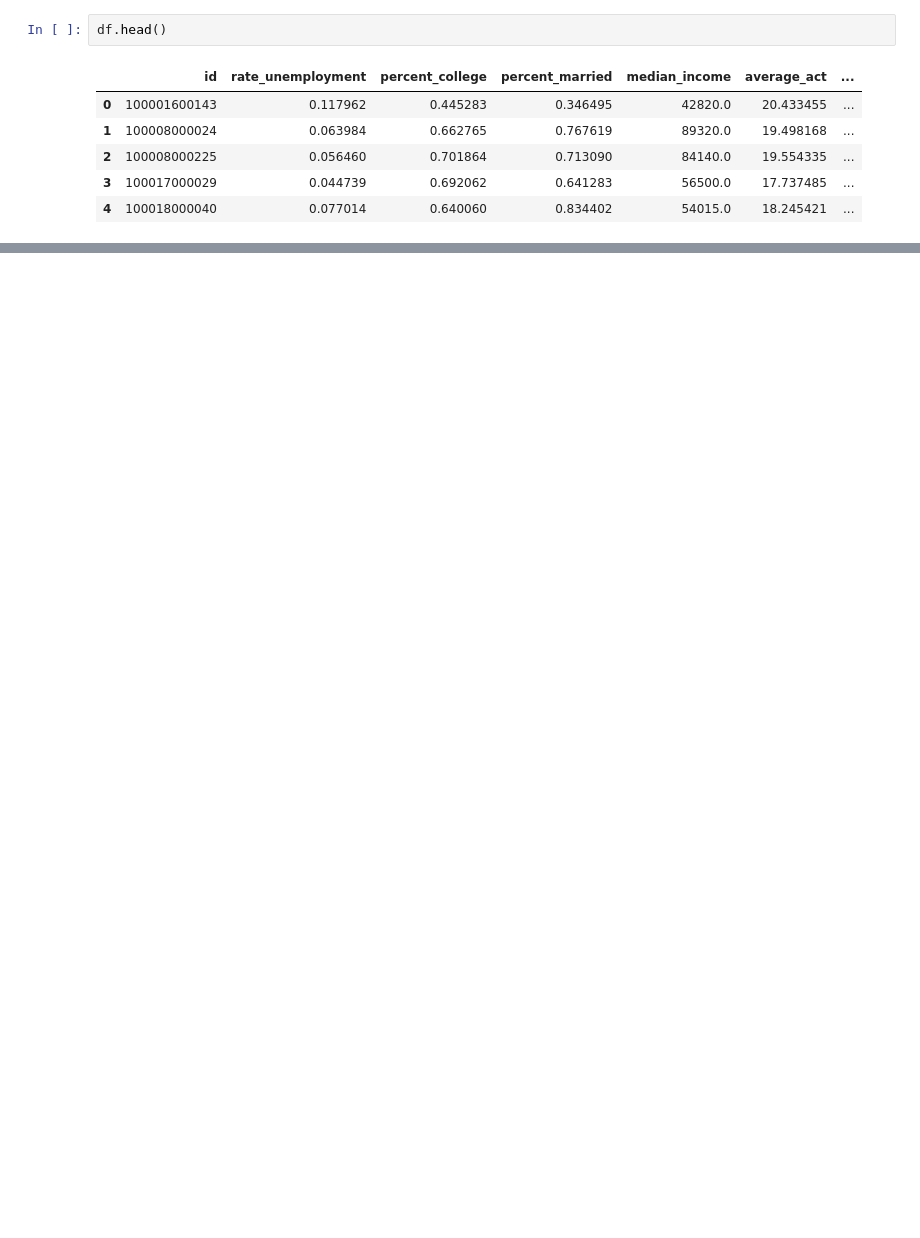
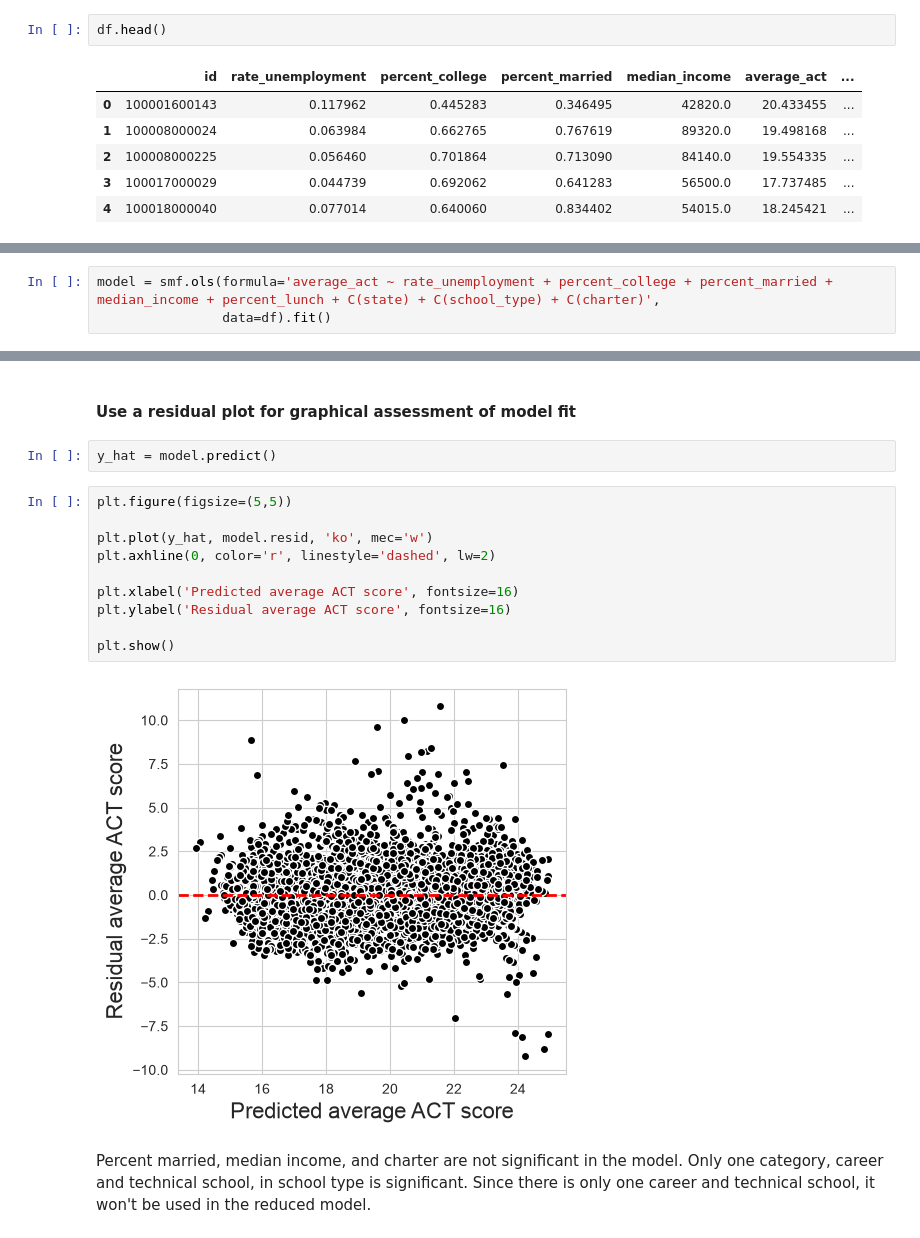
Before and after one commit to mattejoey/education, a Jupyter notebook: code/Education_Project.ipynb, the cells around one changed output, grey strips where cells are left out. Saved outputs shown, nothing was run; the diff lists cells and outputs as text; blank space fills up the shorter version.

```diff
--- a/code/Education_Project.ipynb
+++ b/code/Education_Project.ipynb
@@ -515,0 +543,3 @@ df.head()
+# %%
+model = smf.ols(formula='average_act ~ rate_unemployment + percent_college + percent_married + median_income + percent_lunch + C(state) + C(school_type) + C(charter)',
+                data=df).fit()
@@ -515,0 +566,18 @@ df.head()
+# %% [markdown]
+#### Use a residual plot for graphical assessment of model fit
+# %%
+y_hat = model.predict()
+# %%
+plt.figure(figsize=(5,5))
+
+plt.plot(y_hat, model.resid, 'ko', mec='w')
+plt.axhline(0, color='r', linestyle='dashed', lw=2)
+
+plt.xlabel('Predicted average ACT score', fontsize=16)
+plt.ylabel('Residual average ACT score', fontsize=16)
+
+plt.show()
+# %% [output]
+[figure, added]
+# %% [markdown]
+Percent married, median income, and charter are not significant in the model. Only one category, career and technical school, in school type is significant. Since there is only one career and technical school, it won't be used in the reduced model.
```
Also changed, not shown: parts of 75 cells of this notebook, 3 other files.
